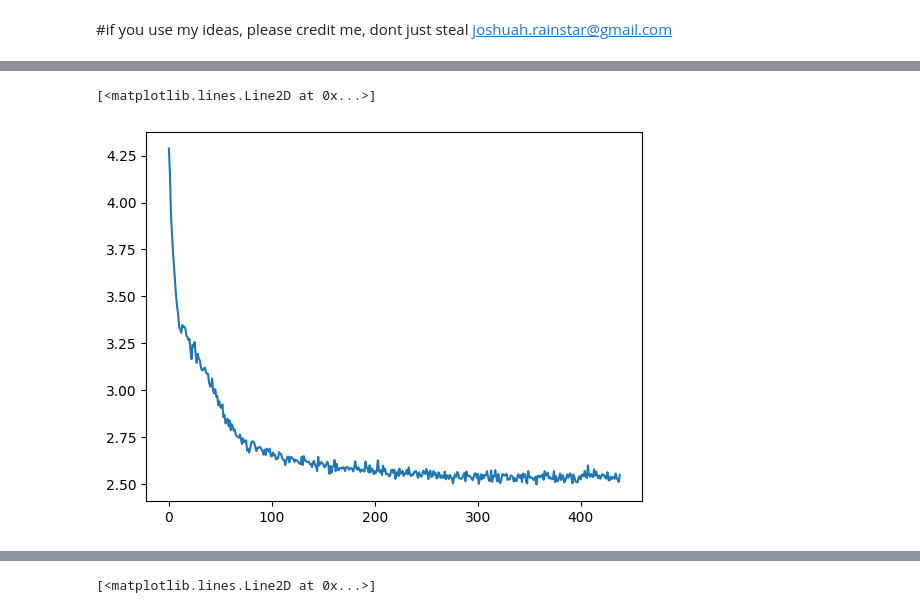
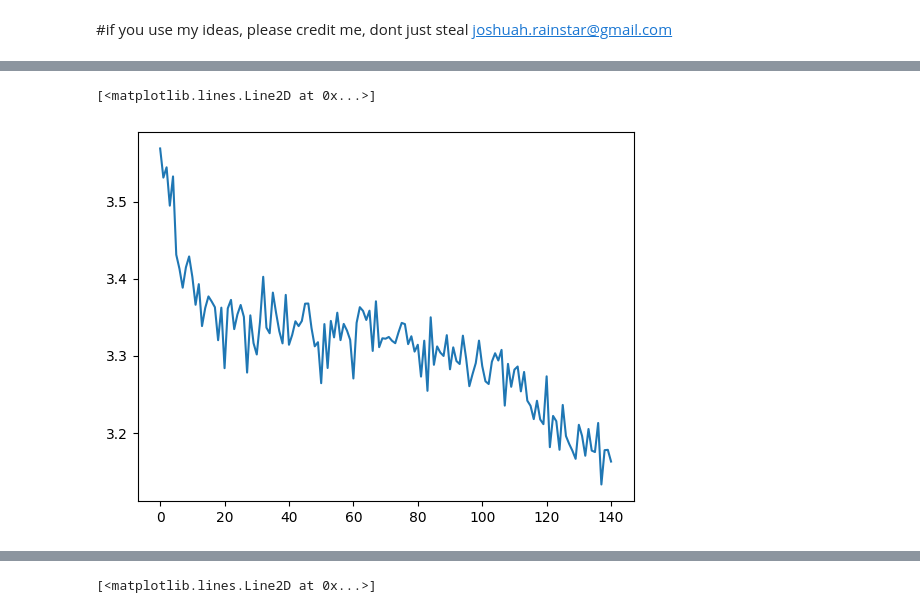
Before and after one commit to falseywinchnet/ConvexGPT, a Jupyter notebook: ConvexTransformer.ipynb, the cells around one changed output, grey strips where cells are left out. Drawn from its saved outputs; the diff is of its cells as text; code cells hidden in the pictures.

```diff
--- a/ConvexTransformer.ipynb
+++ b/ConvexTransformer.ipynb
@@ -1551,8 +1484,8 @@ losses_array[nan_indices] = 2.5
 # %%
-plt.plot(losses)
+plt.plot(losses[70:])
 # %% [output]
 [<matplotlib.lines.Line2D at 0x...>]
-[figure, old version]
+[figure, new version]
 # %%
 torch.save(model.state_dict(), 'nan.pth')
 # %%
```
Also changed, not shown: parts of 9 cells of this notebook.
